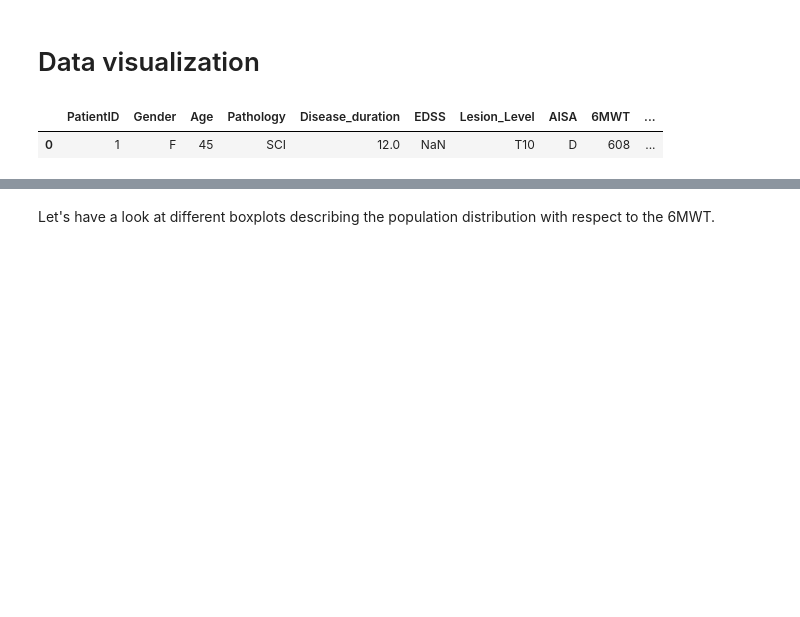
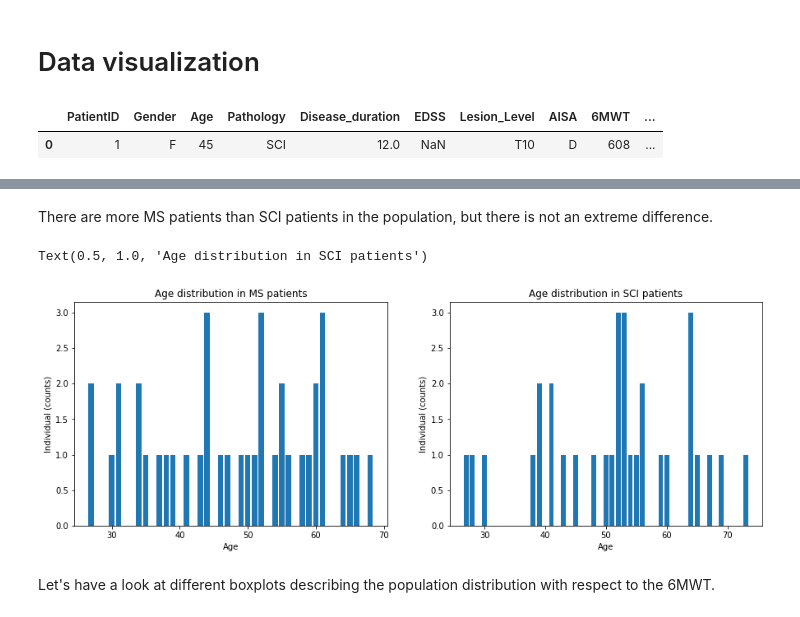
Before and after one commit to paulinegut/Gait-analysis, a Jupyter notebook: FinalProject_6MWTprediction.ipynb, the cells around one changed output, grey strips where cells are left out. Saved outputs shown, nothing was run; the diff lists cells and outputs as text; code cells hidden in the pictures; blank space fills up the shorter version.

```diff
--- a/FinalProject_6MWTprediction.ipynb
+++ b/FinalProject_6MWTprediction.ipynb
@@ -114,3 +168,27 @@ demographics.head(1)
+# %% [markdown]
+There are more MS patients than SCI patients in the population, but there is not an extreme difference.
+# %%
+MS  = demographics['Pathology'] == 'MS'
+MS_coutns = demographics[MS]['Age '].value_counts()
+
+SCI  = demographics['Pathology'] == 'SCI'
+SCI_coutns = demographics[SCI]['Age '].value_counts()
+
+plt.figure(figsize = (15,5))
+plt.subplot(1,2,1)
+plt.bar(MS_coutns.index, MS_coutns.values)
+plt.xlabel('Age')
+plt.ylabel('Individual (counts)')
+plt.title('Age distribution in MS patients')
+
+plt.subplot(1,2,2)
+plt.bar(SCI_coutns.index, SCI_coutns.values)
+plt.xlabel('Age')
+plt.ylabel('Individual (counts)')
+plt.title('Age distribution in SCI patients')
+# %% [output]
+Text(0.5, 1.0, 'Age distribution in SCI patients')
+[figure, added]
 # %% [markdown]
 Let's have a look at different boxplots describing the population distribution with respect to the 6MWT.
 # %%
```
Also changed, not shown: parts of 33 cells of this notebook.
